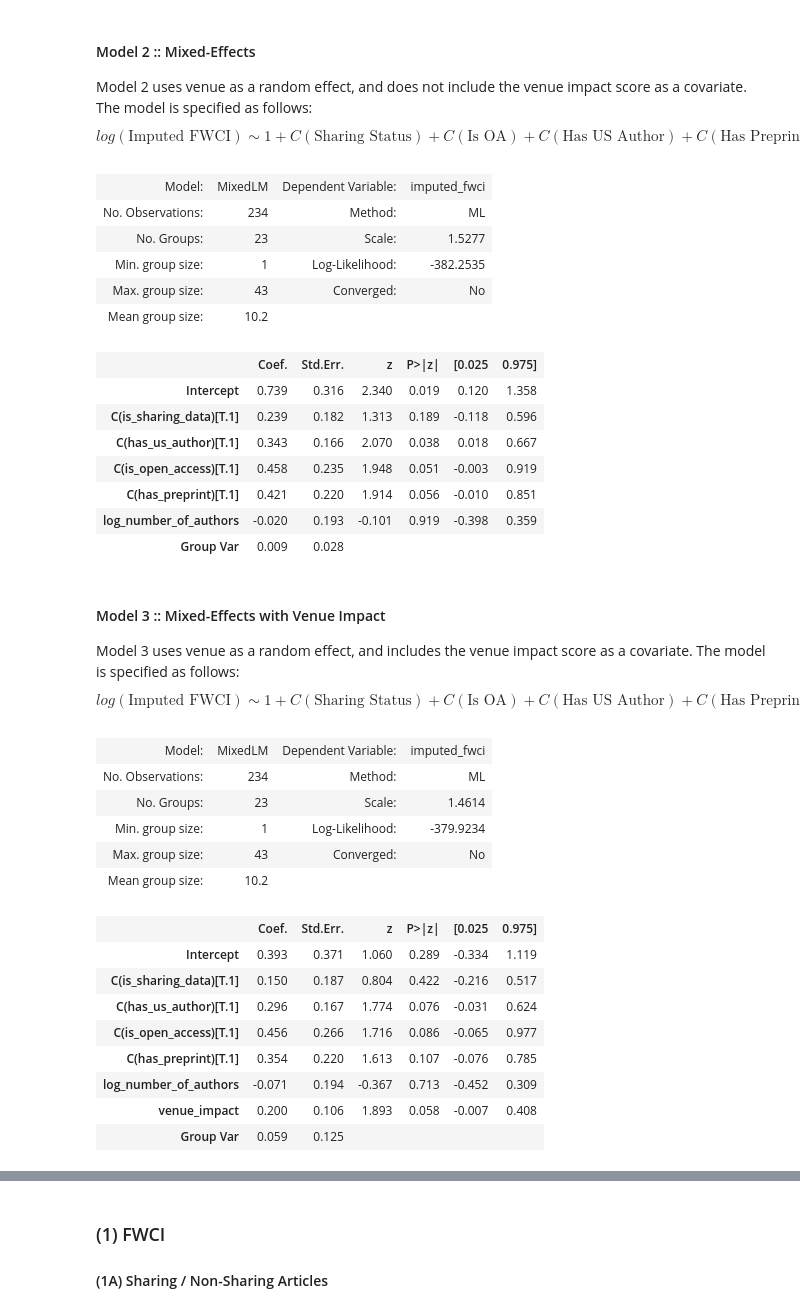
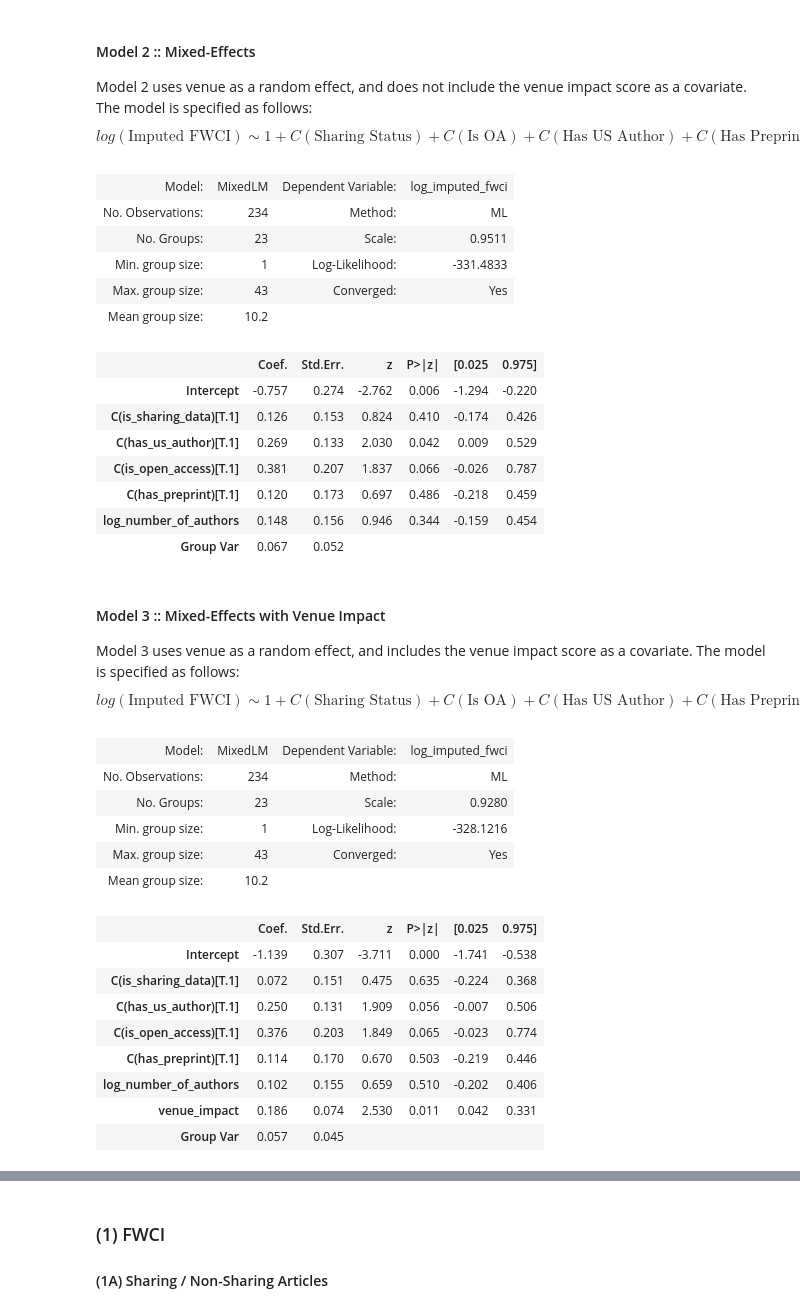
Before and after one commit to JonNir1/eye_movement_data_sharing, a Jupyter notebook: analysis/09_fwci.ipynb, the cells around one changed output, grey strips where cells are left out. Saved outputs shown, nothing was run; the diff lists cells and outputs as text; code cells hidden in the pictures.

Commit message:
working on FWCI (notebook #9) 2/n -- re-running with `log(imputed_fwci)`

```diff
--- a/analysis/09_fwci.ipynb
+++ b/analysis/09_fwci.ipynb
@@ -28,9 +28,9 @@ pio.renderers.default = "browser"
 combined, FEATURES_DF = dataset.load_or_build()
 FWCI_DF = (
     pd.concat([
-        FEATURES_DF, combined["FieldWeightedCitationIndex"], dataset.fwci_with_zeros_imputed(combined)
+        FEATURES_DF, combined["FieldWeightedCitationIndex"], np.log(dataset.fwci_with_zeros_imputed(combined))
     ], axis=1)
-    .rename(columns={"FieldWeightedCitationIndex": "FWCI", "fwci_with_zeros_imputed": "Imputed FWCI"})
+    .rename(columns={"FieldWeightedCitationIndex": "FWCI", "fwci_with_zeros_imputed": "log(Imputed FWCI)"})
     .drop(columns=["log(Weeks Since Pub.)"])
 )
 FWCI_DF = dataset.to_smf_columns(FWCI_DF)
@@ -149,7 +149,7 @@ Model 2 uses venue as a random effect, and does not include the venue impact sco
 $$ log(\text{Imputed FWCI}) \sim 1 + C(\text{Sharing Status}) + C(\text{Is OA}) + C(\text{Has US Author}) + C(\text{Has Preprint}) + log(\text{Number of Authors}) + (1 | \text{Venue}) $$
 # %%
 model2 = smf.mixedlm(
-    f"imputed_fwci ~ C({GROUPING_VARIABLE}) + C(has_us_author) + C(is_open_access) + C(has_preprint) + log_number_of_authors",
+    f"log_imputed_fwci ~ C({GROUPING_VARIABLE}) + C(has_us_author) + C(is_open_access) + C(has_preprint) + log_number_of_authors",
     data=FWCI_DF,
     groups=FWCI_DF["venue_name"],
     drop_cols=["sharing_class"]
@@ -157,48 +157,48 @@ model2 = smf.mixedlm(
 
 model2.summary()
 # %% [output]
-| Model: | MixedLM | Dependent Variable: | imputed_fwci |
+| Model: | MixedLM | Dependent Variable: | log_imputed_fwci |
 | No. Observations: | 234 | Method: | ML |
-| No. Groups: | 23 | Scale: | 1.5277 |
-| Min. group size: | 1 | Log-Likelihood: | -382.2535 |
-| Max. group size: | 43 | Converged: | No |
+| No. Groups: | 23 | Scale: | 0.9511 |
+| Min. group size: | 1 | Log-Likelihood: | -331.4833 |
+| Max. group size: | 43 | Converged: | Yes |
 | Mean group size: | 10.2 |  |  |
 |  | Coef. | Std.Err. | z | P>|z| | [0.025 | 0.975] |
-| Intercept | 0.739 | 0.316 | 2.340 | 0.019 | 0.120 | 1.358 |
-| C(is_sharing_data)[T.1] | 0.239 | 0.182 | 1.313 | 0.189 | -0.118 | 0.596 |
-| C(has_us_author)[T.1] | 0.343 | 0.166 | 2.070 | 0.038 | 0.018 | 0.667 |
-| C(is_open_access)[T.1] | 0.458 | 0.235 | 1.948 | 0.051 | -0.003 | 0.919 |
-| C(has_preprint)[T.1] | 0.421 | 0.220 | 1.914 | 0.056 | -0.010 | 0.851 |
-| log_number_of_authors | -0.020 | 0.193 | -0.101 | 0.919 | -0.398 | 0.359 |
-| Group Var | 0.009 | 0.028 |  |  |  |  |
+| Intercept | -0.757 | 0.274 | -2.762 | 0.006 | -1.294 | -0.220 |
+| C(is_sharing_data)[T.1] | 0.126 | 0.153 | 0.824 | 0.410 | -0.174 | 0.426 |
+| C(has_us_author)[T.1] | 0.269 | 0.133 | 2.030 | 0.042 | 0.009 | 0.529 |
+| C(is_open_access)[T.1] | 0.381 | 0.207 | 1.837 | 0.066 | -0.026 | 0.787 |
+| C(has_preprint)[T.1] | 0.120 | 0.173 | 0.697 | 0.486 | -0.218 | 0.459 |
+| log_number_of_authors | 0.148 | 0.156 | 0.946 | 0.344 | -0.159 | 0.454 |
+| Group Var | 0.067 | 0.052 |  |  |  |  |
 # %% [markdown]
 #### Model 3 :: Mixed-Effects with Venue Impact
 Model 3 uses venue as a random effect, and includes the venue impact score as a covariate. The model is specified as follows:
 $$ log(\text{Imputed FWCI}) \sim 1 + C(\text{Sharing Status}) + C(\text{Is OA}) + C(\text{Has US Author}) + C(\text{Has Preprint}) + log(\text{Number of Authors}) + \text{Impact Score} + (1 | \text{Venue}) $$
 # %%
 model3 = smf.mixedlm(
-    f"imputed_fwci ~ C({GROUPING_VARIABLE}) + C(has_us_author) + C(is_open_access) + C(has_preprint) + log_number_of_authors + venue_impact",
+    f"log_imputed_fwci ~ C({GROUPING_VARIABLE}) + C(has_us_author) + C(is_open_access) + C(has_preprint) + log_number_of_authors + venue_impact",
     data=FWCI_DF,
     groups=FWCI_DF["venue_name"],
     drop_cols=["sharing_class"]
 ).fit(reml=False)
 
 model3.summary()
 # %% [output]
-| Model: | MixedLM | Dependent Variable: | imputed_fwci |
+| Model: | MixedLM | Dependent Variable: | log_imputed_fwci |
 | No. Observations: | 234 | Method: | ML |
-| No. Groups: | 23 | Scale: | 1.4614 |
-| Min. group size: | 1 | Log-Likelihood: | -379.9234 |
-| Max. group size: | 43 | Converged: | No |
+| No. Groups: | 23 | Scale: | 0.9280 |
+| Min. group size: | 1 | Log-Likelihood: | -328.1216 |
+| Max. group size: | 43 | Converged: | Yes |
 | Mean group size: | 10.2 |  |  |
 |  | Coef. | Std.Err. | z | P>|z| | [0.025 | 0.975] |
-| Intercept | 0.393 | 0.371 | 1.060 | 0.289 | -0.334 | 1.119 |
-| C(is_sharing_data)[T.1] | 0.150 | 0.187 | 0.804 | 0.422 | -0.216 | 0.517 |
-| C(has_us_author)[T.1] | 0.296 | 0.167 | 1.774 | 0.076 | -0.031 | 0.624 |
-| C(is_open_access)[T.1] | 0.456 | 0.266 | 1.716 | 0.086 | -0.065 | 0.977 |
-| C(has_preprint)[T.1] | 0.354 | 0.220 | 1.613 | 0.107 | -0.076 | 0.785 |
-| log_number_of_authors | -0.071 | 0.194 | -0.367 | 0.713 | -0.452 | 0.309 |
-| venue_impact | 0.200 | 0.106 | 1.893 | 0.058 | -0.007 | 0.408 |
-| Group Var | 0.059 | 0.125 |  |  |  |  |
+| Intercept | -1.139 | 0.307 | -3.711 | 0.000 | -1.741 | -0.538 |
+| C(is_sharing_data)[T.1] | 0.072 | 0.151 | 0.475 | 0.635 | -0.224 | 0.368 |
+| C(has_us_author)[T.1] | 0.250 | 0.131 | 1.909 | 0.056 | -0.007 | 0.506 |
+| C(is_open_access)[T.1] | 0.376 | 0.203 | 1.849 | 0.065 | -0.023 | 0.774 |
+| C(has_preprint)[T.1] | 0.114 | 0.170 | 0.670 | 0.503 | -0.219 | 0.446 |
+| log_number_of_authors | 0.102 | 0.155 | 0.659 | 0.510 | -0.202 | 0.406 |
+| venue_impact | 0.186 | 0.074 | 2.530 | 0.011 | 0.042 | 0.331 |
+| Group Var | 0.057 | 0.045 |  |  |  |  |
 # %%
 1/0
```
Also changed, not shown: parts of 3 cells of this notebook.
